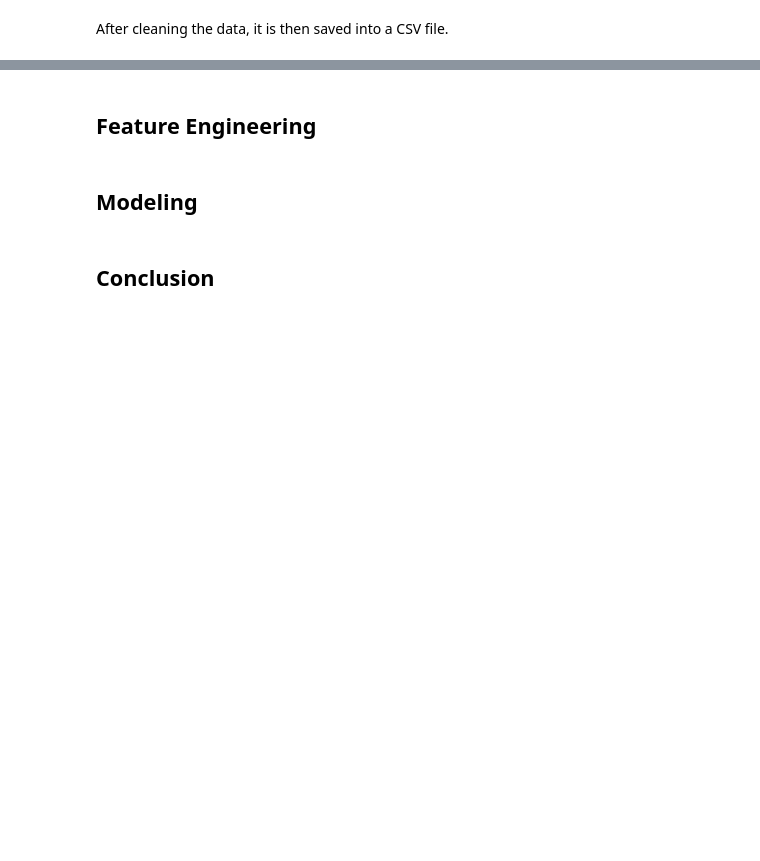
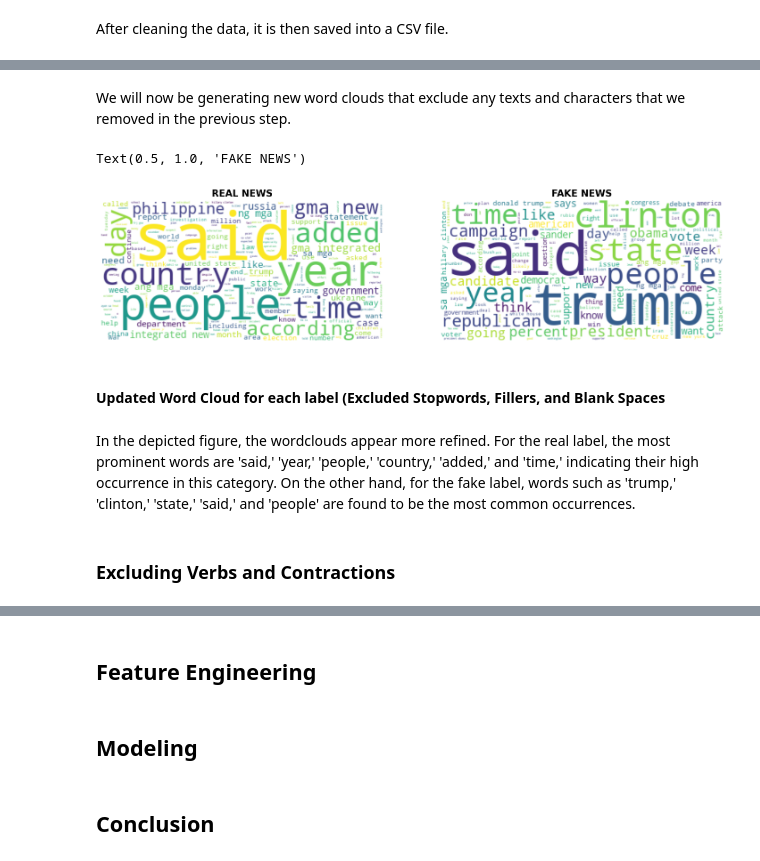
Before and after one commit to francheska-vicente/data102-fake-news, a Jupyter notebook: main.ipynb, the cells around one changed output, grey strips where cells are left out. Saved outputs shown, nothing was run; the diff lists cells and outputs as text; code cells hidden in the pictures; blank space fills up the shorter version.

```diff
--- a/main.ipynb
+++ b/main.ipynb
@@ -314,0 +748,40 @@ plt.show()
+# %%
+sp = spacy.load('en_core_web_sm')
+
+# Accesing the stopwords package from SpaCy
+all_stopwords = sp.Defaults.stop_words
+# List of the fillers and blank space
+new_stopwords=["filler", " ", "S", "t", "s", "u", " "]
+# Combining trhe stopwords, fillers, and blank space
+comb_stopwords=list(new_stopwords)+list(all_stopwords)
+
+# Generating the word clouds
+wordcloud_rn = WordCloud(stopwords=comb_stopwords, background_color="white").generate(text_rn)
+wordcloud_fn = WordCloud(stopwords=comb_stopwords, background_color="white").generate(text_fn)
+# %% [markdown]
+We will now be generating new word clouds that exclude any texts and characters that we removed in the previous step.
+# %%
+fig = plt.figure(figsize=(18, 13))
+
+rows = 1
+columns = 2
+# Plotting the initial word cloud for Real News
+fig.add_subplot(rows, columns, 1)
+plt.imshow(wordcloud_rn, interpolation='bilinear')
+plt.axis('off')
+plt.title("REAL NEWS", fontsize=15, weight='bold')
+
+# Plotting the initial word cloud for Fake News
+fig.add_subplot(rows, columns, 2)
+plt.imshow(wordcloud_fn, interpolation='bilinear')
+plt.axis('off')
+plt.title("FAKE NEWS", fontsize=15, weight='bold')
+# %% [output]
+Text(0.5, 1.0, 'FAKE NEWS')
+[figure, added]
+# %% [markdown]
+#### Updated Word Cloud for each label (Excluded Stopwords, Fillers, and Blank Spaces
+# %% [markdown]
+In the depicted figure, the wordclouds appear more refined. For the real label, the most prominent words are 'said,' 'year,' 'people,' 'country,' 'added,' and 'time,' indicating their high occurrence in this category. On the other hand, for the fake label, words such as 'trump,' 'clinton,' 'state,' 'said,' and 'people' are found to be the most common occurrences.
+# %% [markdown]
+### Excluding Verbs and Contractions
```
Also changed, not shown: parts of 202 cells of this notebook.
